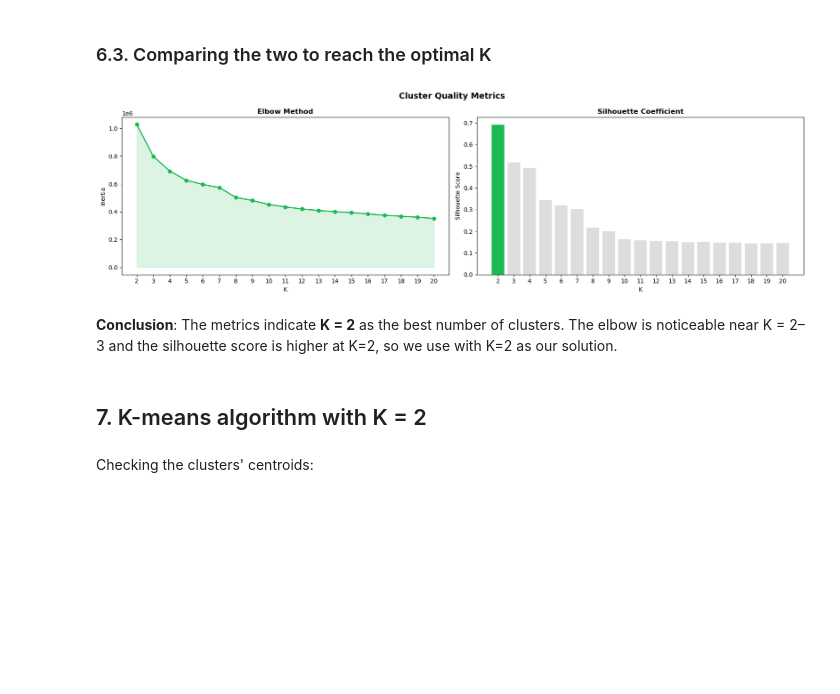
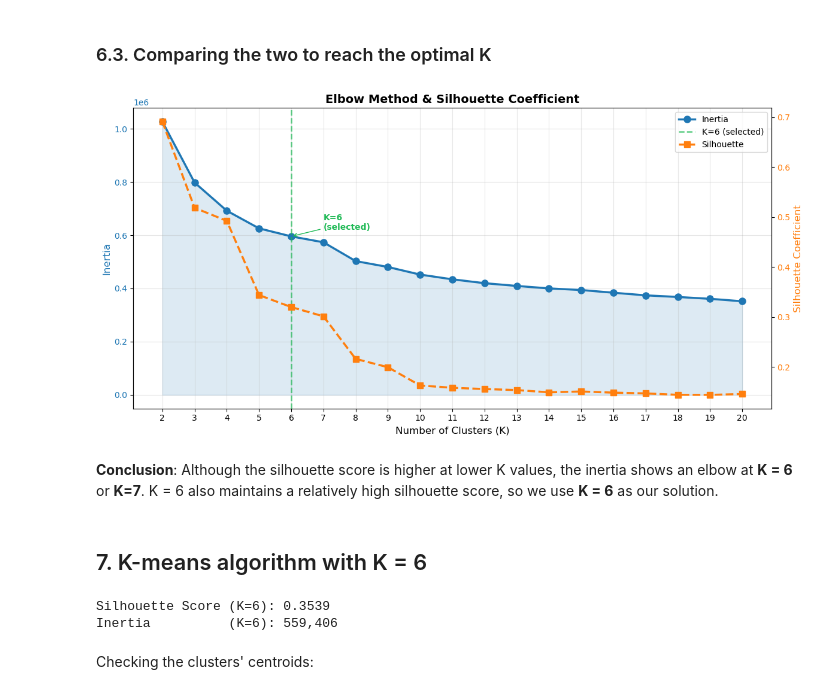
Before and after one commit to iinesclaro/ml2_projects, a Jupyter notebook: spotify_tracks_main.ipynb, the cells around one changed output. Saved outputs shown, nothing was run; the diff lists cells and outputs as text; code cells hidden in the pictures; blank space fills up the shorter version.

```diff
--- a/spotify_tracks_main.ipynb
+++ b/spotify_tracks_main.ipynb
@@ -274,34 +272,68 @@ print(f'\n✅ Best K by silhouette: {best_k} (score={sil_scores[best_k]:.4f})')
 ### 6.3. Comparing the two to reach the optimal K ###
 # %%
 ks = list(range(2, 21))
-fig, axes = plt.subplots(1, 2, figsize=(17, 5))
 
-axes[0].plot(ks, [inertias[k] for k in ks], "o-", color=spotify_green, linewidth=2)
-axes[0].fill_between(ks, [inertias[k] for k in ks], alpha=0.15, color=spotify_green)
-axes[0].set_title("Elbow Method", fontweight="bold")
-axes[0].set_xlabel("K")
-axes[0].set_ylabel("Inertia")
-axes[0].set_xticks(ks)
+fig, ax1 = plt.subplots(figsize=(12, 6))
+ax2 = ax1.twinx()
 
-axes[1].bar(ks, [sil_scores[k] for k in ks],
-            color=[spotify_green if k == best_k else "#ddd" for k in ks], edgecolor="none")
-axes[1].set_title("Silhouette Coefficient", fontweight="bold")
-axes[1].set_xlabel("K")
-axes[1].set_ylabel("Silhouette Score")
-axes[1].set_xticks(ks)
+ax1.plot(ks, [inertias[k] for k in ks], 'o-', color='#1f77b4',
+         linewidth=2.5, markersize=8, label='Inertia')
+ax1.fill_between(ks, [inertias[k] for k in ks], alpha=0.15, color='#1f77b4')
 
-plt.suptitle("Cluster Quality Metrics", fontsize=14, fontweight="bold")
+ax2.plot(ks, [sil_scores[k] for k in ks], 's--', color='#ff7f0e',
+         linewidth=2.5, markersize=7, label='Silhouette')
+
+# Mark K=6
+ax1.axvline(x=6, color=spotify_green, linestyle='--', linewidth=1.8, alpha=0.7, label='K=6 (selected)')
+ax1.annotate('K=6\n(selected)',
+             xy=(6, inertias[6]),
+             xytext=(7, inertias[6] * 1.04),
+             fontsize=10, color=spotify_green, fontweight='bold',
+             arrowprops=dict(arrowstyle='->', color=spotify_green))
+
+ax1.set_title('Elbow Method & Silhouette Coefficient', fontsize=14, fontweight='bold')
+ax1.set_xlabel('Number of Clusters (K)', fontsize=12)
+ax1.set_ylabel('Inertia', fontsize=12, color='#1f77b4')
+ax2.set_ylabel('Silhouette Coefficient', fontsize=12, color='#ff7f0e')
+ax1.tick_params(axis='y', labelcolor='#1f77b4')
+ax2.tick_params(axis='y', labelcolor='#ff7f0e')
+ax1.set_xticks(ks)
+ax1.grid(True, alpha=0.3)
+
+lines1, labels1 = ax1.get_legend_handles_labels()
+lines2, labels2 = ax2.get_legend_handles_labels()
+ax1.legend(lines1 + lines2, labels1 + labels2, loc='upper right')
+
 plt.tight_layout()
 plt.show()
 # %% [output]
-[figure, old version]
+[figure, new version]
-# %% [markdown]
-**Conclusion**: The metrics indicate **K = 2** as the best number of clusters. The elbow is noticeable near K = 2–3 and the silhouette score is higher at K=2, so we use with K=2 as our solution.
+# %% [markdown]
+**Conclusion**: Although the silhouette score is higher at lower K values, the inertia shows an elbow at **K = 6** or **K=7**. K = 6 also maintains a relatively high silhouette score, so we use **K = 6** as our solution.
 # %% [markdown]
-## 7. K-means algorithm with K = 2 ##
+## 7. K-means algorithm with K = 6 ##
 # %%
-kmeans = KMeans(n_clusters=2, random_state=0).fit(spotify_clustering_scaled)
+names_clusters = {
+    1: 'Mainstream Pop',
+    0: 'Ambient / Instrumental',
+    2: 'Live Spoken',
+    4: 'Live Energetic',
+    5: 'Ambient Live',
+    3: 'Dance / Party',
+}
+
+kmeans = KMeans(n_clusters=6, random_state=0, n_init=10).fit(spotify_clustering_scaled)
 spotify_clustering['cluster_kmeans'] = kmeans.predict(spotify_clustering_scaled)
+#spotify_clustering['cluster_name']   = spotify_clustering['cluster_kmeans'].map(names_clusters)
+
+sil = silhouette_score(spotify_clustering_scaled,
+                       spotify_clustering['cluster_kmeans'],
+                       random_state=0)
+print(f'Silhouette Score (K=6): {sil:.4f}')
+print(f'Inertia          (K=6): {kmeans.inertia_:,.0f}')
+# %% [output]
+Silhouette Score (K=6): 0.3539
+Inertia          (K=6): 559,406
 # %% [markdown]
 Checking the clusters' centroids:
 # %%
```
Also changed, not shown: parts of 10 cells of this notebook, 1 other file.
